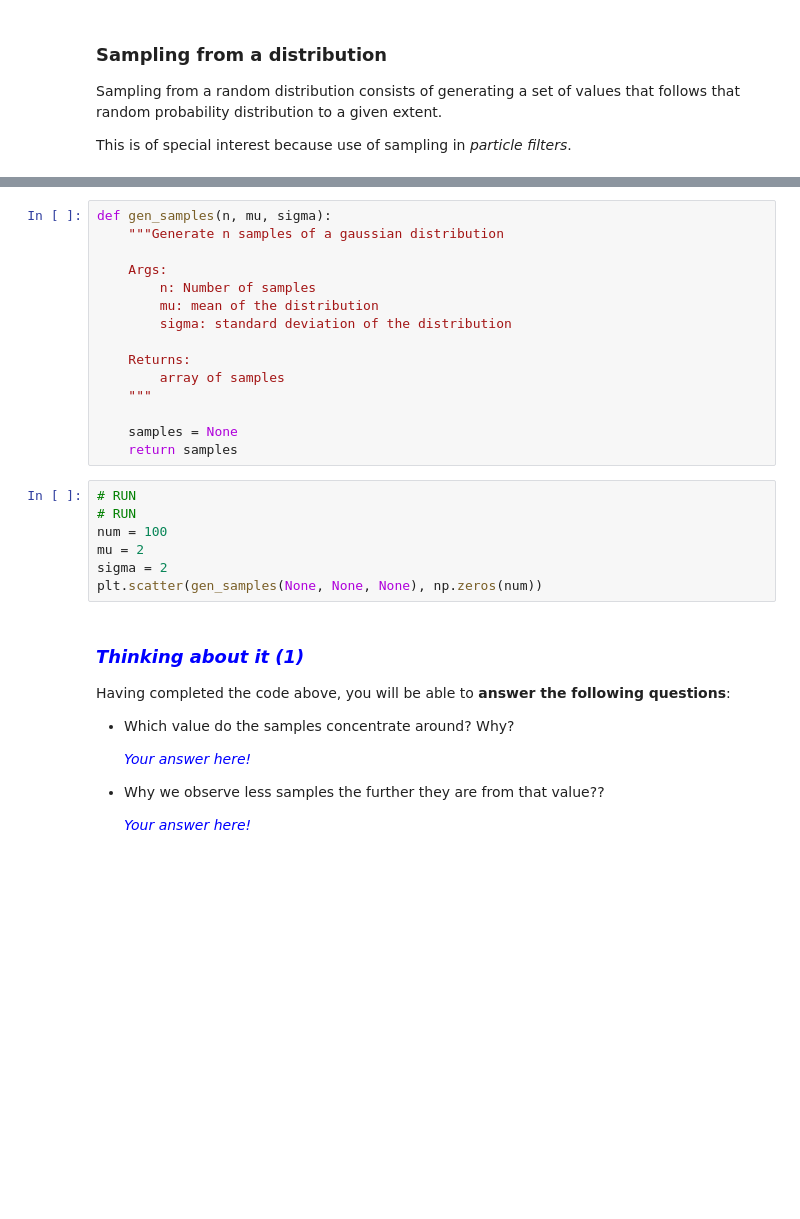
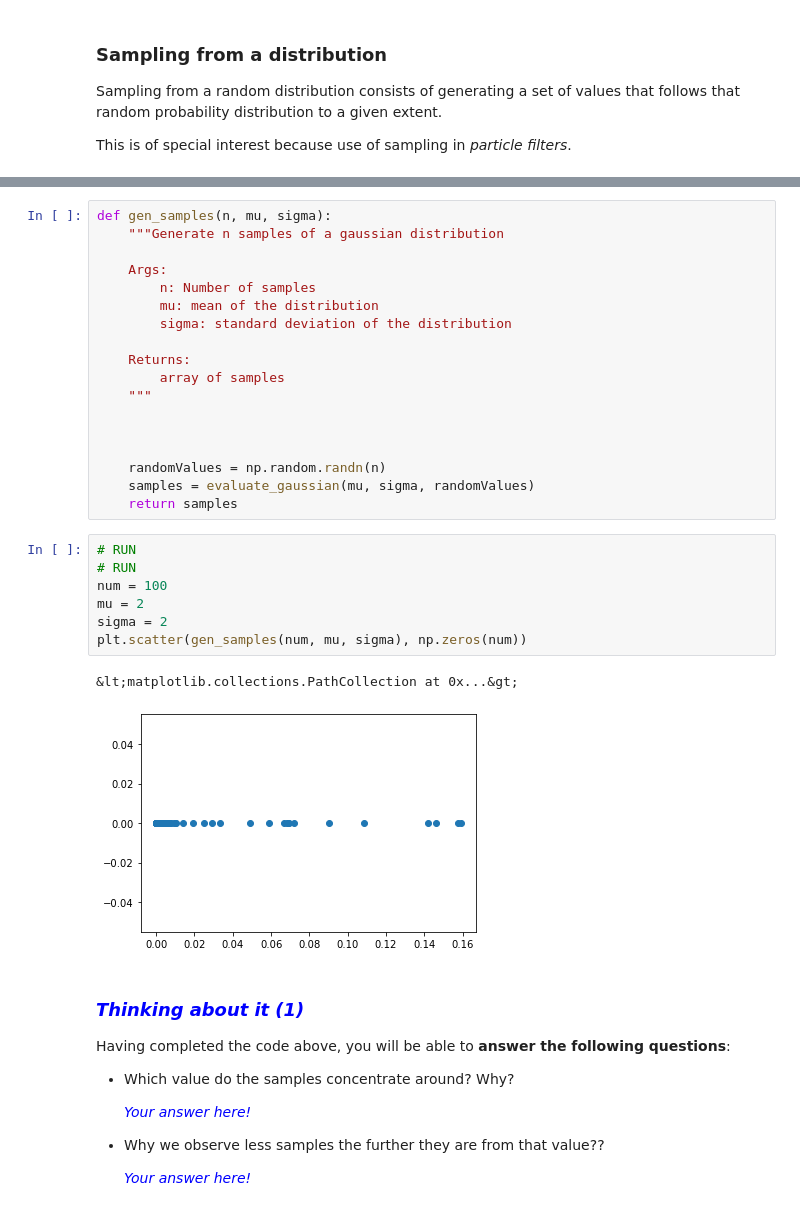
Before and after one commit to antoniochavesgarcia/Robotica2021, a Jupyter notebook: Chapter 02. Probability and statistic bases/2.1 Probability and Statistics Bases for Robotics.ipynb, the cells around one changed output, grey strips where cells are left out. Drawn from its saved outputs; the diff is of its cells as text; blank space fills up the shorter version.

```diff
--- a/Chapter 02. Probability and statistic bases/2.1 Probability and Statistics Bases for Robotics.ipynb
+++ b/Chapter 02. Probability and statistic bases/2.1 Probability and Statistics Bases for Robotics.ipynb
@@ -99,15 +106,21 @@ def gen_samples(n, mu, sigma):
         array of samples
     """
 
-    samples = None
+
+
+    randomValues = np.random.randn(n)
+    samples = evaluate_gaussian(mu, sigma, randomValues)
     return samples
 # %%
 # RUN
 # RUN
 num = 100
 mu = 2
 sigma = 2
-plt.scatter(gen_samples(None, None, None), np.zeros(num))
+plt.scatter(gen_samples(num, mu, sigma), np.zeros(num))
+# %% [output]
+&lt;matplotlib.collections.PathCollection at 0x...&gt;
+[figure, added]
 # %% [markdown]
 ### <font color="blue"><b><i>Thinking about it (1)</i></b></font>
 
```
Also changed, not shown: parts of 2 cells of this notebook, 2 other files.
